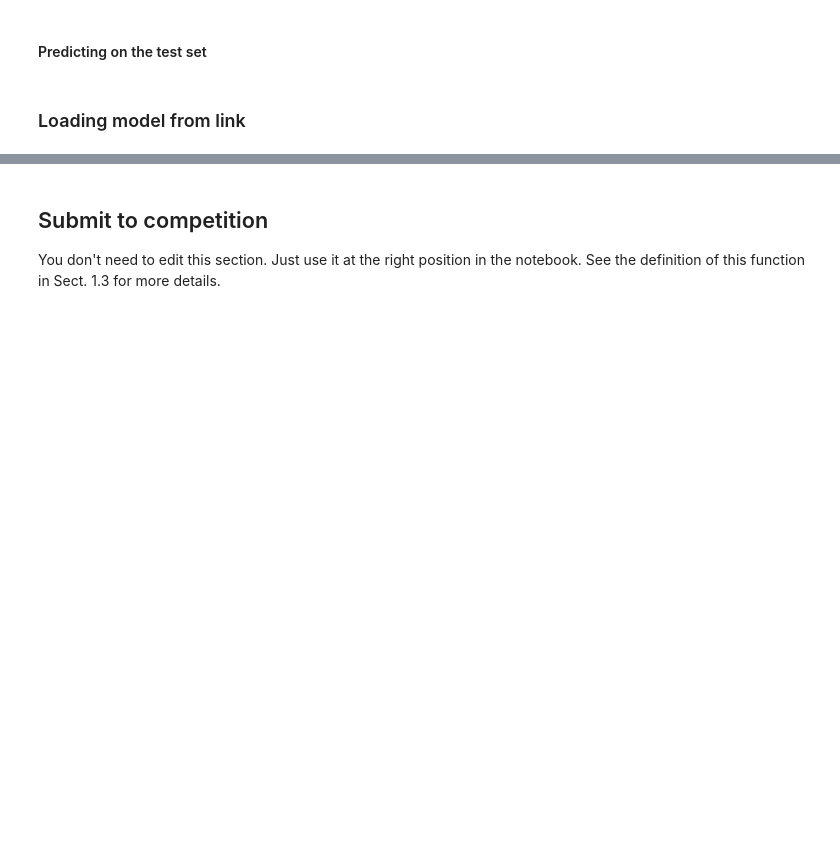
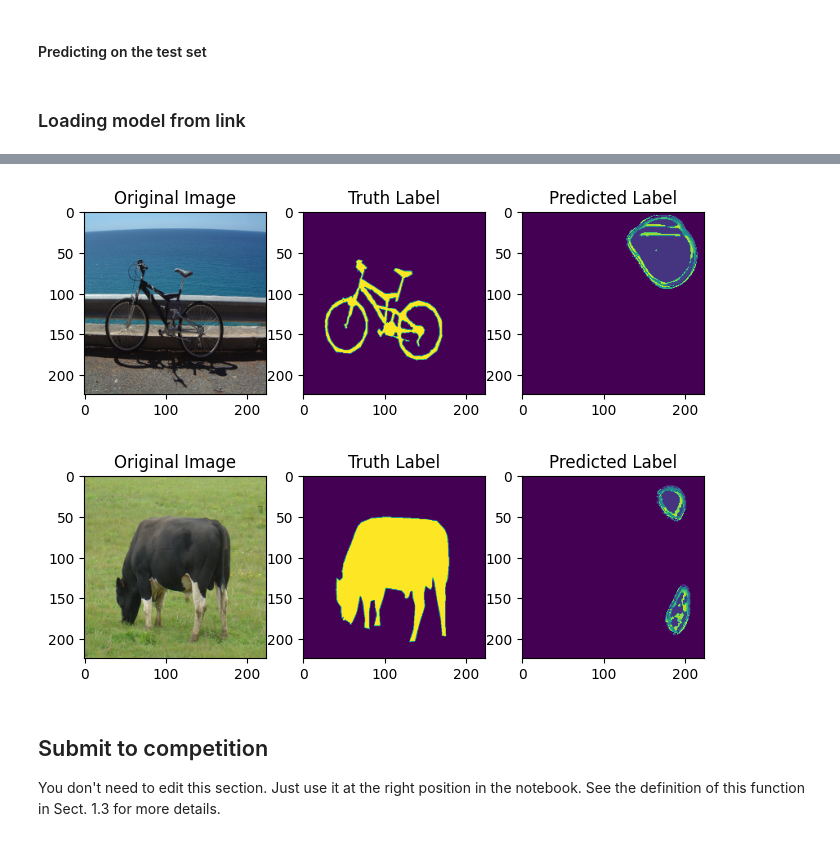
Before and after one commit to danilotpnta/ComputerVission, a Jupyter notebook: cv-ga2-v2.ipynb, the cells around one changed output, grey strips where cells are left out. Drawn from its saved outputs; the diff is of its cells as text; code cells hidden in the pictures; blank space fills up the shorter version.

```diff
--- a/cv-ga2-v2.ipynb
+++ b/cv-ga2-v2.ipynb
@@ -268,0 +346,14 @@ def plot_img_seg(original_img, real_label, predicted_label=None):
+# %%
+preprocess_input1 = sm.get_preprocessing('resnet34')
+
+# preprocess input
+X_train1 = preprocess_input1(X_train)
+X_test1 = preprocess_input1(X_test)
+
+# define model
+n_classes = 21
+activation = 'softmax'
+lr = 0.0001
+optim = keras.optimizers.Adam(lr)
+
+model1 = sm.Unet('resnet34', encoder_weights='imagenet', classes=n_classes, activation=activation)
@@ -369,6 +513,7 @@ def upSampling(filter,input,concat,concat_encoder):
 
 def build_unet():
     # Create a VGG16 model, and remove the last layer. This will be replaced with the images classes we have.
+    image_size = 224
     vgg16 = VGG16(weights='imagenet',include_top = False,input_shape=(image_size,image_size,3))
 
     # Sets layers not trainable
@@ -394,7 +539,7 @@ def build_unet():
     d4 = upSampling(filter=64, input=d3, concat_encoder=s2,concat=True)
     d5 = upSampling(filter=64, input=d4, concat_encoder=s1,concat=False)
 
-    outputs = Conv2D(filters=n_classes,kernel_size=(1,1),activation='relu',padding='same',
+    outputs = Conv2D(filters=n_classes,kernel_size=(1,1),activation='softmax',padding='same',
                     kernel_initializer='he_normal',name='seg_output')(d5)
 
     model = Model(inputs=vgg16.input, outputs=outputs)
@@ -561,9 +725,6 @@ print(y_pred_max.shape)
 testing_tf_model1 = build_unet()
 testing_tf_model1.load_weights("transfer_learning.h5")
 
-y_pred_tf_model1 = model1.predict(Xtest_seg)
+y_pred_tf_model1 = testing_tf_model1.predict(Xtest_seg)
 y_pred_tf_max = np.argmax(y_pred_tf_model1, axis=3)
 print(y_pred_tf_max.shape)
-
-# for i in range(5):
-#     plot_img_seg(Xtest_seg[i], Ytest_seg[i], y_pred_tf_max[i])
@@ -570,3 +734,9 @@ print(y_pred_tf_max.shape)
+# %%
+for i in range(2):
+    plot_img_seg(Xtest_seg[i], Ytest_seg[i], y_pred_tf_max[i])
+# %% [output]
+[figure, added]
+[figure, added]
 # %% [markdown]
 ## Submit to competition
 You don't need to edit this section. Just use it at the right position in the notebook. See the definition of this function in Sect. 1.3 for more details.
```
Also changed, not shown: parts of 35 cells of this notebook.
